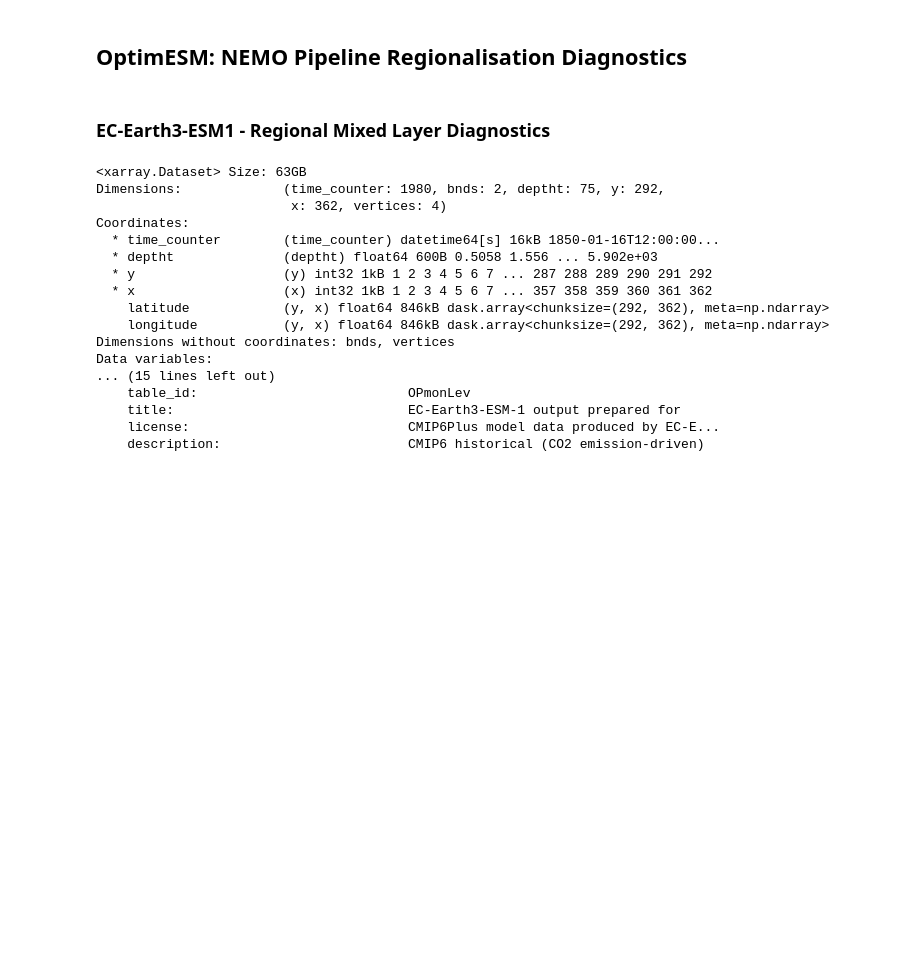
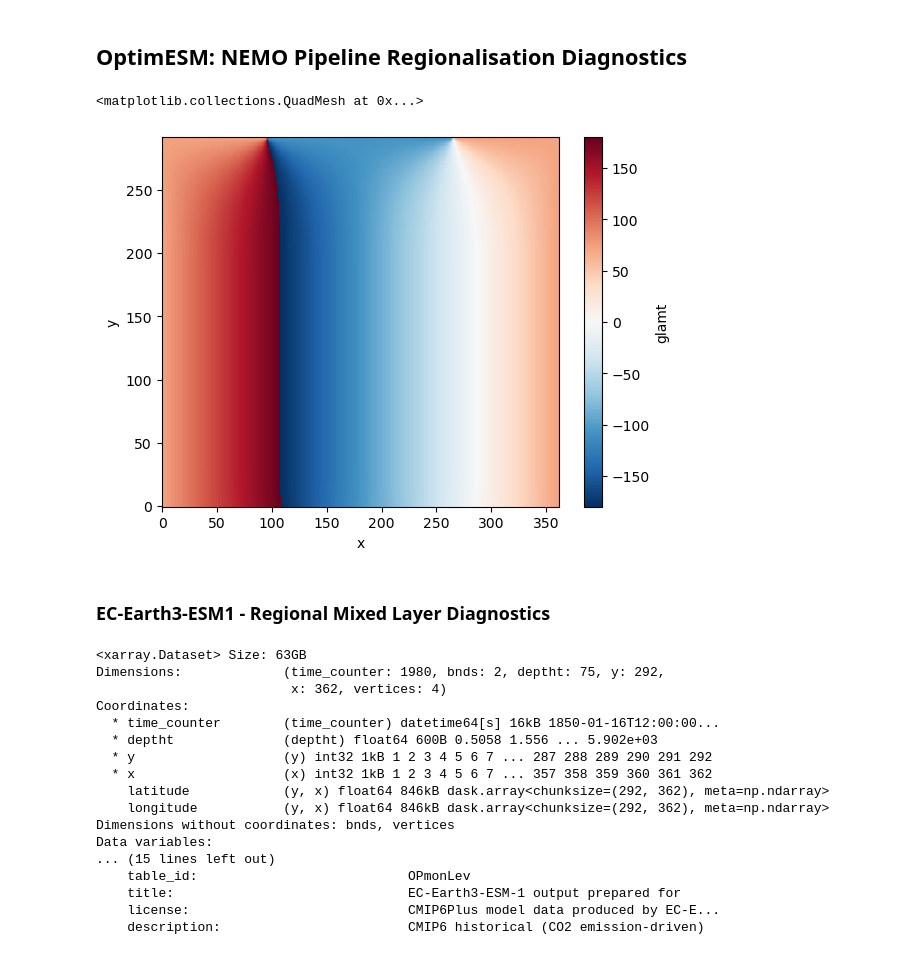
Before and after one commit to NOC-MSM/OptimESM, a Jupyter notebook: WP5/src/masks/nb_EC-Earth3_regional_defs.ipynb, the cells around one changed output. Saved outputs shown, nothing was run; the diff lists cells and outputs as text; code cells hidden in the pictures; blank space fills up the shorter version.

```diff
--- a/WP5/src/masks/nb_EC-Earth3_regional_defs.ipynb
+++ b/WP5/src/masks/nb_EC-Earth3_regional_defs.ipynb
@@ -5,6 +5,14 @@ import glob
 import xarray as xr
 from nemo_cookbook import NEMODataTree
 import matplotlib.pyplot as plt
+# %%
+# Define path to domain_cfg:
+fpath = "/g100/home/userexternal/otooth00/OptimESM/data/CINECA/SMHI/EC-Earth_Ofx/domain_cfg_Ofx_EC-Earth.nc"
+ds_domain = xr.open_dataset(fpath).squeeze().rename({"z": "nav_lev"})
+ds_domain.glamt.plot()
+# %% [output]
+<matplotlib.collections.QuadMesh at 0x...>
+[figure, added]
 # %% [markdown]
 ### EC-Earth3-ESM1 - Regional Mixed Layer Diagnostics
 # %%
```
Also changed, not shown: 8 other files.
